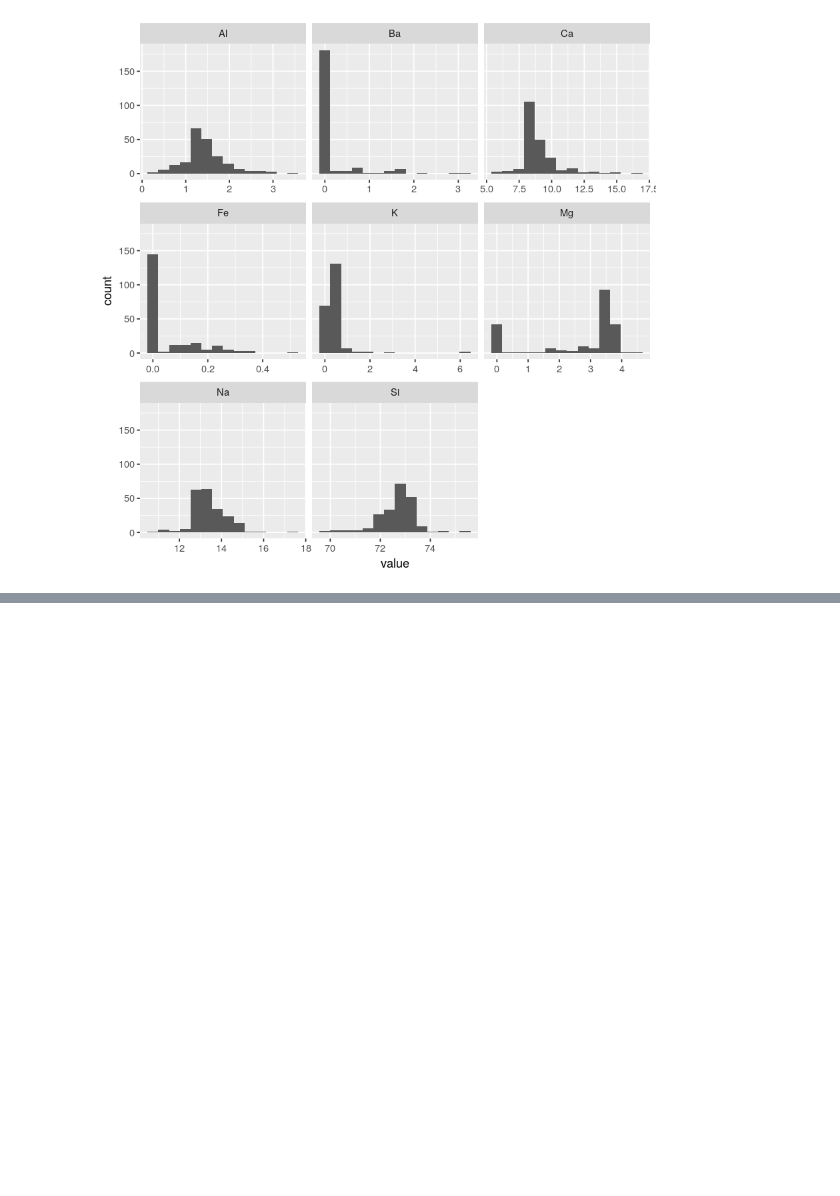
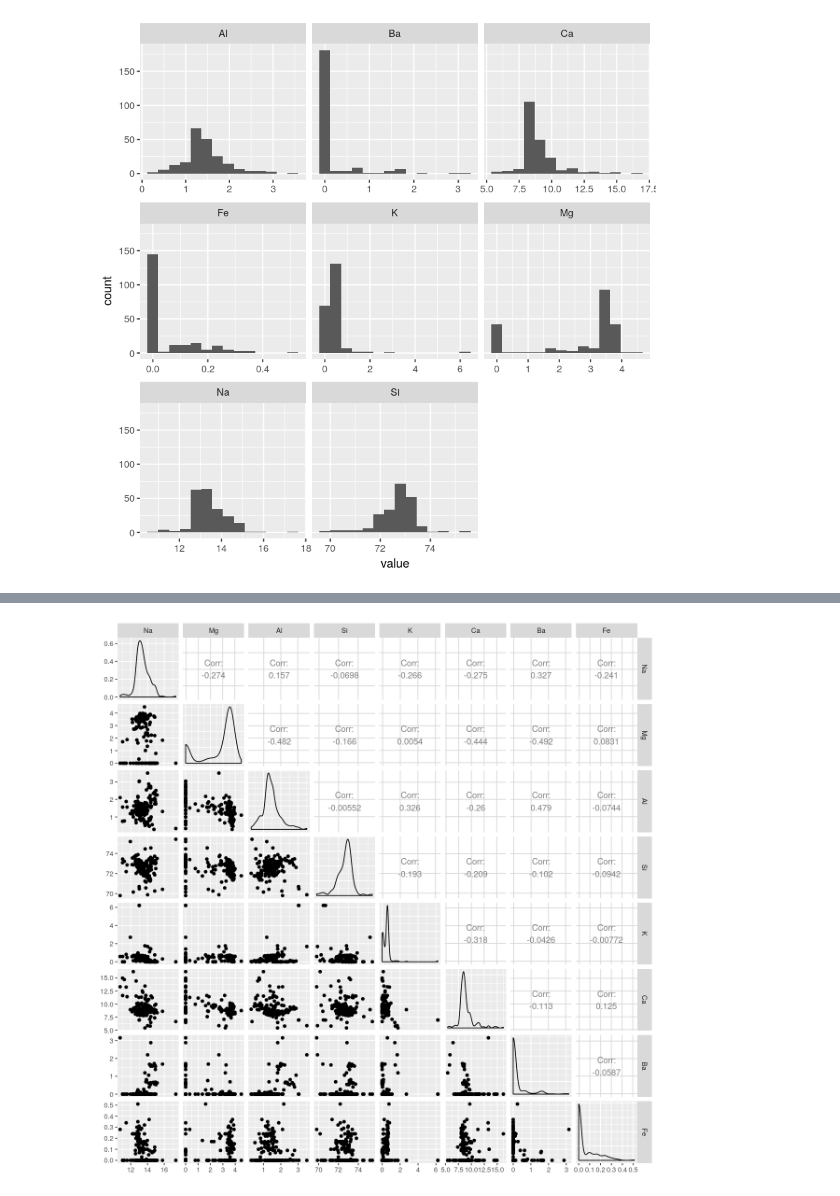
Before and after one commit to Jakob37/MLTemplateDataExplorations, a Jupyter notebook: gem_color/Gem color.ipynb, the cells around one changed output, grey strips where cells are left out. Saved outputs shown, nothing was run; the diff lists cells and outputs as text; code cells hidden in the pictures; blank space fills up the shorter version.

```diff
--- a/gem_color/Gem color.ipynb
+++ b/gem_color/Gem color.ipynb
@@ -65,0 +204,5 @@ ggplot(long_stones, aes(value)) + geom_histogram(bins=14) + facet_wrap(~key, sca
+# %%
+vu$pltsize(10, 10)
+GGally::ggpairs(wide_stones_df[, stone_cols])
+# %% [output]
+[figure, added]
```
Also changed, not shown: parts of 30 cells of this notebook, 2 other files.
